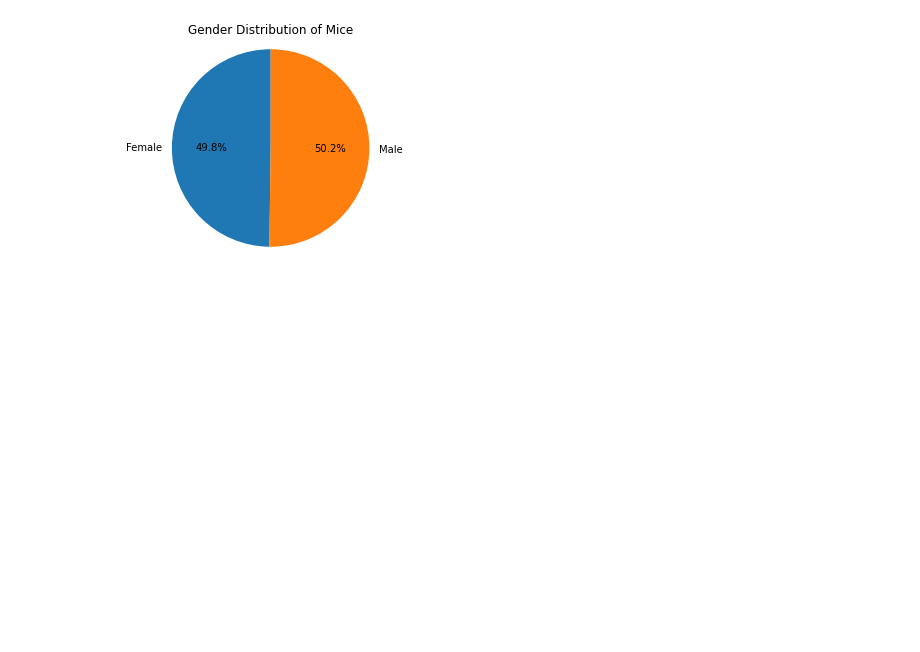
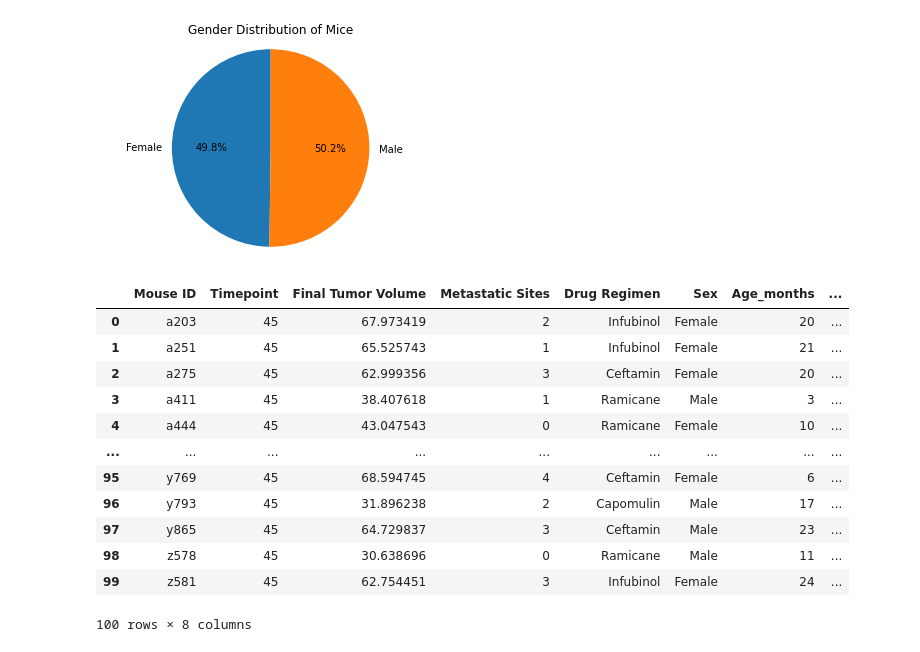
Before and after one commit to SanabuW/matplotlib-challenge, a Jupyter notebook: pymaceuticals_submission_file.ipynb, the cells around one changed output. Saved outputs shown, nothing was run; the diff lists cells and outputs as text; code cells hidden in the pictures; blank space fills up the shorter version.

```diff
--- a/pymaceuticals_submission_file.ipynb
+++ b/pymaceuticals_submission_file.ipynb
@@ -296,3 +240,35 @@ plt.axis("equal")
 plt.show()
 # %% [output]
 [figure]
+# %%
+# Calculate the final tumor volume of each mouse across four of the most promising treatment regimens:
+# Capomulin, Ramicane, Infubinol, and Ceftamin.
+# Calculate the quartiles and IQR and quantitatively determine if there are any potential
+# outliers across all four treatment regimens.
+topTreatmentsdf = mergeDataClean.loc[(mergeDataClean["Drug Regimen"] == "Capomulin") |
+                                      (mergeDataClean["Drug Regimen"] == "Ramicane") |
+                                      (mergeDataClean["Drug Regimen"] == "Infubinol") |
+                                      (mergeDataClean["Drug Regimen"] == "Ceftamin")
+                                     ,:]
+# Find the final timepoint for all mice
+topTreatmentGroup = topTreatmentsdf.groupby("Mouse ID")
+maxTime = topTreatmentGroup["Timepoint"].max()
+# Attach the Tumor Volume to those Mice and Timepoints by inner joining on both series to "filter out"
+#all other entries
+finalTumordf = pd.merge(maxTime, mergeDataClean, on=["Mouse ID", "Timepoint"], how="inner")
+finalTumordf = finalTumordf.rename(columns = {"Tumor Volume (mm3)":"Final Tumor Volume"})
+finalTumordf
+# %% [output]
+|  | Mouse ID | Timepoint | Final Tumor Volume | Metastatic Sites | Drug Regimen | Sex | Age_months | ... |
+| 0 | a203 | 45 | 67.973419 | 2 | Infubinol | Female | 20 | ... |
+| 1 | a251 | 45 | 65.525743 | 1 | Infubinol | Female | 21 | ... |
+| 2 | a275 | 45 | 62.999356 | 3 | Ceftamin | Female | 20 | ... |
+| 3 | a411 | 45 | 38.407618 | 1 | Ramicane | Male | 3 | ... |
+| 4 | a444 | 45 | 43.047543 | 0 | Ramicane | Female | 10 | ... |
+| ... | ... | ... | ... | ... | ... | ... | ... | ... |
+| 95 | y769 | 45 | 68.594745 | 4 | Ceftamin | Female | 6 | ... |
+| 96 | y793 | 45 | 31.896238 | 2 | Capomulin | Male | 17 | ... |
+| 97 | y865 | 45 | 64.729837 | 3 | Ceftamin | Male | 23 | ... |
+| 98 | z578 | 45 | 30.638696 | 0 | Ramicane | Male | 11 | ... |
+| 99 | z581 | 45 | 62.754451 | 3 | Infubinol | Female | 24 | ... |
+100 rows × 8 columns
```
Also changed, not shown: parts of 11 cells of this notebook.
